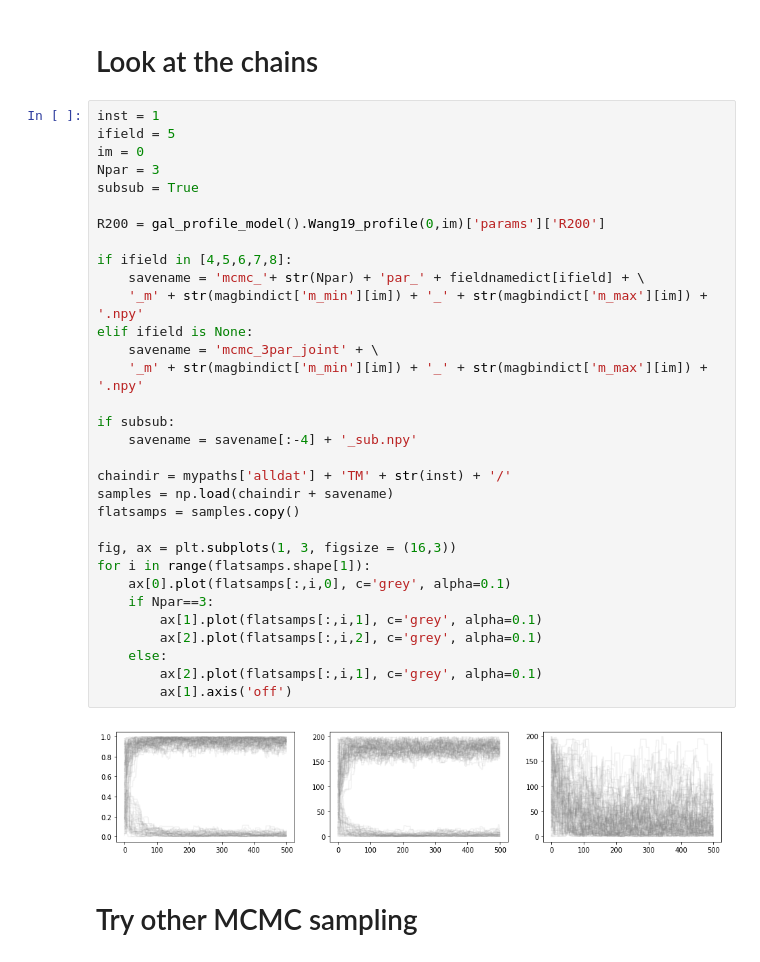
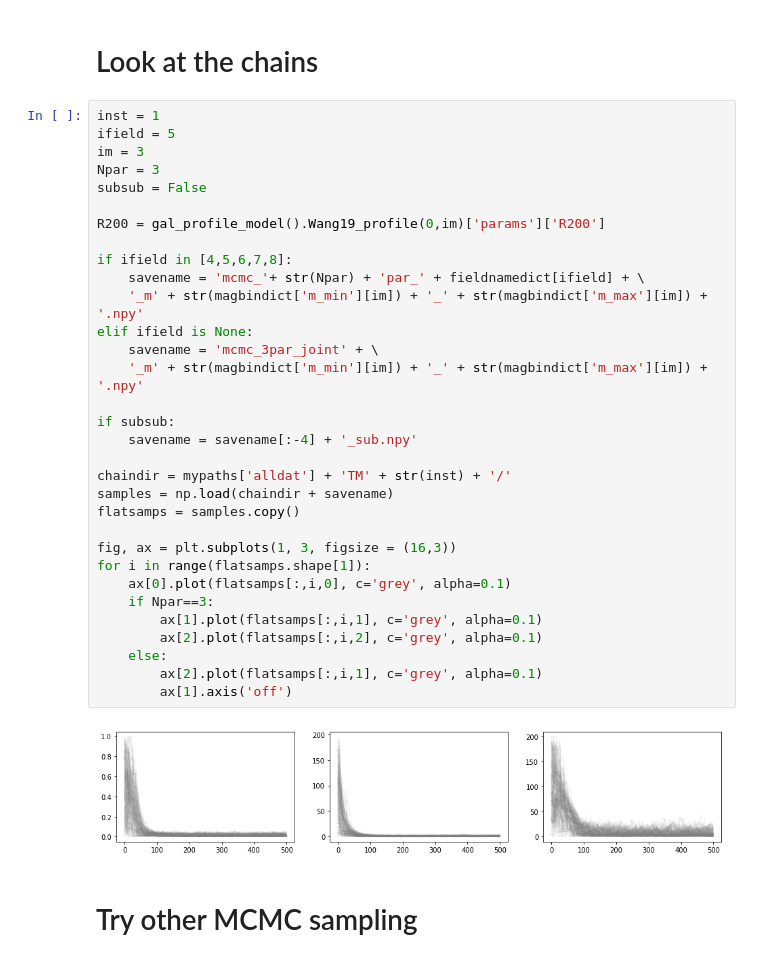
Before and after one commit to yuntingcheng/python_ciber, a Jupyter notebook: stack_modelfit/mcmc.ipynb, the cells around one changed output. Cells and saved outputs as stored; diff of their text form.

```diff
--- a/stack_modelfit/mcmc.ipynb
+++ b/stack_modelfit/mcmc.ipynb
@@ -889,37 +900,37 @@ plt.savefig('plots/TM%d/params_best_2par.png'%inst, dpi = 150)
 # %%
 inst = 1
 ifield = 5
-im = 0
+im = 3
 Npar = 3
-subsub = True
+subsub = False
 
 R200 = gal_profile_model().Wang19_profile(0,im)['params']['R200']
 
 if ifield in [4,5,6,7,8]:
     savename = 'mcmc_'+ str(Npar) + 'par_' + fieldnamedict[ifield] + \
     '_m' + str(magbindict['m_min'][im]) + '_' + str(magbindict['m_max'][im]) + '.npy'
 elif ifield is None:
     savename = 'mcmc_3par_joint' + \
     '_m' + str(magbindict['m_min'][im]) + '_' + str(magbindict['m_max'][im]) + '.npy'
 
 if subsub:
     savename = savename[:-4] + '_sub.npy'
 
 chaindir = mypaths['alldat'] + 'TM' + str(inst) + '/'
 samples = np.load(chaindir + savename)
 flatsamps = samples.copy()
 
 fig, ax = plt.subplots(1, 3, figsize = (16,3))
 for i in range(flatsamps.shape[1]):
     ax[0].plot(flatsamps[:,i,0], c='grey', alpha=0.1)
     if Npar==3:
         ax[1].plot(flatsamps[:,i,1], c='grey', alpha=0.1)
         ax[2].plot(flatsamps[:,i,2], c='grey', alpha=0.1)
     else:
         ax[2].plot(flatsamps[:,i,1], c='grey', alpha=0.1)
         ax[1].axis('off')
 # %% [output]
-[figure, old version]
+[figure, new version]
 # %% [markdown]
 # Try other MCMC sampling
 # %%
```
Also changed, not shown: parts of 1 cell of this notebook, 4 other files.
